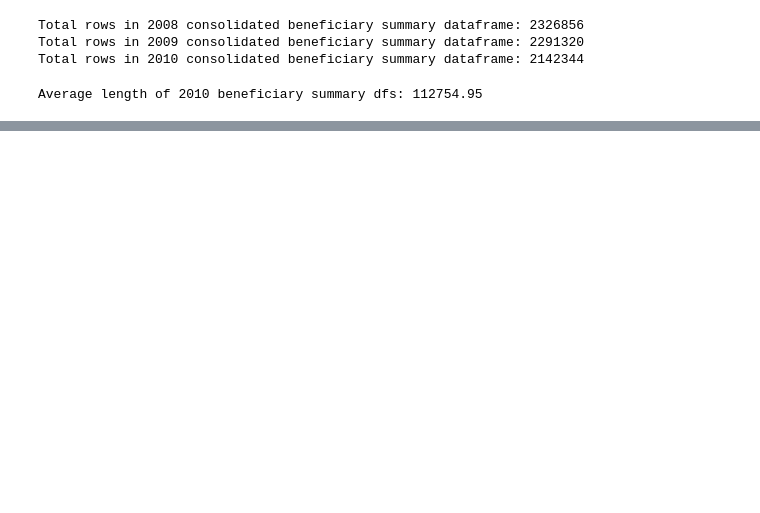
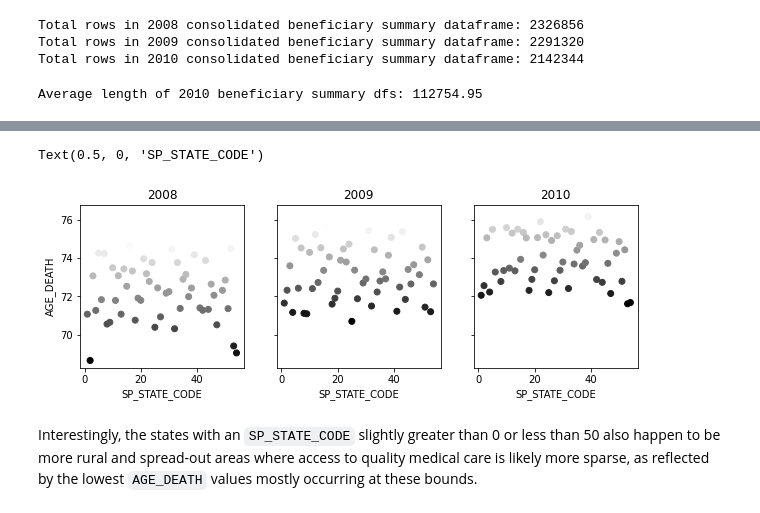
Before and after one commit to MasterPastures/CMS-DE-SynPuf-VB, a Jupyter notebook: notebooks/beneficiary_summary_eda.ipynb, the cells around one changed output, grey strips where cells are left out. Saved outputs shown, nothing was run; the diff lists cells and outputs as text; code cells hidden in the pictures; blank space fills up the shorter version.

```diff
--- a/notebooks/beneficiary_summary_eda.ipynb
+++ b/notebooks/beneficiary_summary_eda.ipynb
@@ -75,0 +144,2 @@ so we can reasonably assume we are missing an amount of data consistent with the
+# %%
+merged_bs_df['AGE_DEATH'] = round((merged_bs_df['BENE_DEATH_DT'] - merged_bs_df['BENE_BIRTH_DT']) / np.timedelta64(1, 'Y'), 2)
@@ -75,0 +170,3 @@ so we can reasonably assume we are missing an amount of data consistent with the
+# %%
+death_by_race = merged_bs_df.groupby(['BENE_RACE_CD', 'YEAR'])['AGE_DEATH'].mean()
+death_by_locale = merged_bs_df.groupby(['SP_STATE_CODE', 'YEAR'])['AGE_DEATH'].mean()
@@ -75,0 +226,3 @@ so we can reasonably assume we are missing an amount of data consistent with the
+# %%
+locale_df = death_by_locale.to_frame().reset_index()
+locale_df
@@ -75,0 +243,23 @@ so we can reasonably assume we are missing an amount of data consistent with the
+# %%
+locale_2008 = locale_df[locale_df['YEAR'] == '2008'].reset_index(drop=True)
+locale_2009 = locale_df[locale_df['YEAR'] == '2009'].reset_index(drop=True)
+locale_2010 = locale_df[locale_df['YEAR'] == '2010'].reset_index(drop=True)
+# %%
+fig, ax = plt.subplots(1, 3, sharex='col', sharey='row', figsize=(10,3))
+ax[0].title.set_text('2008')
+ax[0].scatter(x = locale_2008['SP_STATE_CODE'], y = locale_2008['AGE_DEATH'], c = locale_2008['AGE_DEATH'], cmap = 'gray')
+ax[0].set_xlabel('SP_STATE_CODE')
+ax[0].set_ylabel('AGE_DEATH')
+
+ax[1].title.set_text('2009')
+ax[1].scatter(x = locale_2009['SP_STATE_CODE'], y = locale_2009['AGE_DEATH'], c = locale_2009['AGE_DEATH'], cmap = 'gray')
+ax[1].set_xlabel('SP_STATE_CODE')
+
+ax[2].title.set_text('2010')
+ax[2].scatter(x = locale_2010['SP_STATE_CODE'], y = locale_2010['AGE_DEATH'], c = locale_2010['AGE_DEATH'], cmap = 'gray')
+ax[2].set_xlabel('SP_STATE_CODE')
+# %% [output]
+Text(0.5, 0, 'SP_STATE_CODE')
+[figure, added]
+# %% [markdown]
+Interestingly, the states with an `SP_STATE_CODE` slightly greater than 0 or less than 50 also happen to be more rural and spread-out areas where access to quality medical care is likely more sparse, as reflected by the lowest `AGE_DEATH` values mostly occurring at these bounds.
```
Also changed, not shown: parts of 22 cells of this notebook.
